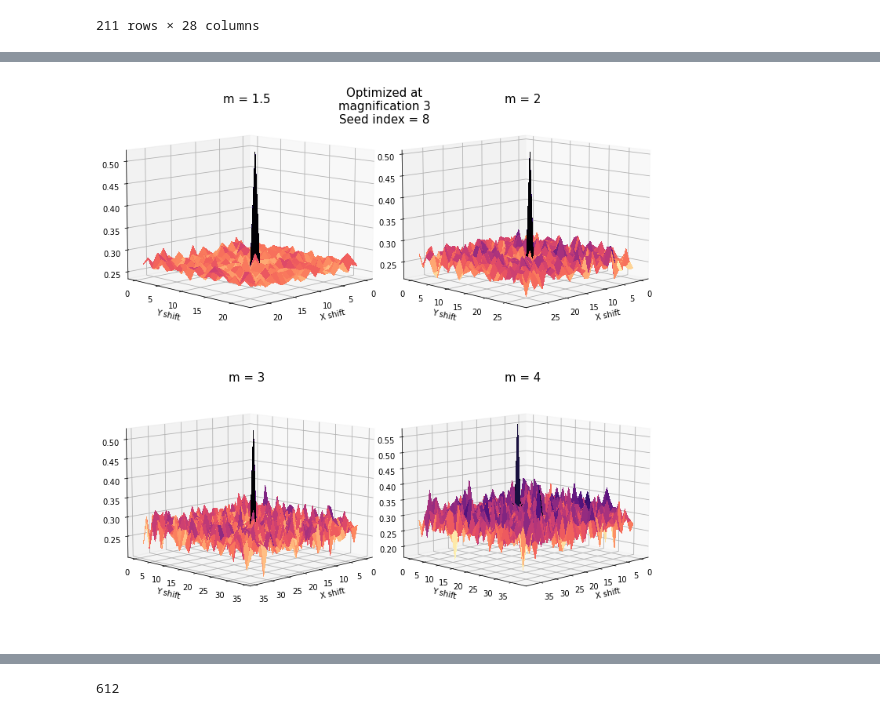
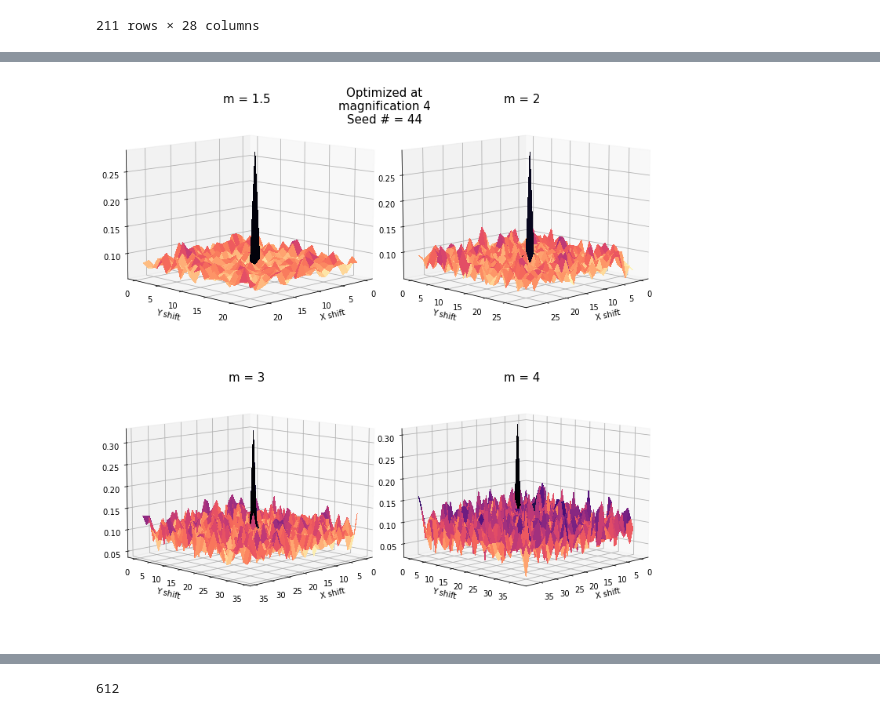
Before and after one commit to cllamb0/CCI2-Coded-Aperture, a Jupyter notebook: Metric-Calculator.ipynb, the cells around one changed output, grey strips where cells are left out. Drawn from its saved outputs; the diff is of its cells as text; code cells hidden in the pictures.

Commit message:
New plots

```diff
--- a/Metric-Calculator.ipynb
+++ b/Metric-Calculator.ipynb
@@ -6,15 +6,15 @@ from tqdm.notebook import tqdm
 ## Calculate Metrics
 # %%
 seed_metadata = pd.read_csv("Optimizations-Desktop/seed-metadata.csv")
+# %%
+data_dir = 'Optimizations-Desktop-Tetris/Optimizations-Tetris-300/'
+init_mask_file = 'Initial_mask.txt'
+final_mask_file = 'final_mask.txt'
+final_data_file = 'final_data.npy'
+
+metric_tester = OptimizerClass(initialize = False)
+metric_tester.plots_dir = 'Optimizations-Desktop/Plots/'
 # %%
-data_dir = 'Optimizations-Desktop/'
-init_mask_file = 'Initial_mask.txt'
-final_mask_file = 'final_mask.txt'
-final_data_file = 'final_data.npy'
-
-metric_tester = OptimizerClass(initialize = False)
-metric_tester.plots_dir = 'Optimizations-Desktop/Plots/'
-
 cc_initial, cc_final = [[], [], [], []], [[], [], [], []]
 sens_initial, sens_final = [[], [], [], []], [[], [], [], []]
 flat_initial, flat_final = [[], [], [], []], [[], [], [], []]
@@ -224,7 +213,9 @@ seed_metadata
 | 210 | 210 | 105 | 46 | 0.60 | 4 | 300 | 10 | ... |
 211 rows × 28 columns
 # %%
-i = 8 # 113
+seed_num = 44
+
+i = seed_num - 1 # 113
 i_mask_size = seed_metadata.iloc[[i]]['Mask Size'].item()
 i_open_frac = seed_metadata.iloc[[i]]['Open Fraction'].item()
 i_magnification = seed_metadata.iloc[[i]]['Magnification'].item()
@@ -232,10 +223,11 @@ i_seed_num = seed_metadata.iloc[[i]]['Seed #'].item()
 i_hole_size_lim = seed_metadata.iloc[[i]]['Hole Size Limit'].item()
 i_cross_corr_w = float(seed_metadata.iloc[[i]]['Cross-Corr Weight'].item())
 i_sens_w = float(seed_metadata.iloc[[i]]['Sensitivity Weight'].item())
+i_tetris_frac = float(seed_metadata.iloc[[i]]['Tetris Fraction'].item())
 
-seed_dir = "GD_ms_{}-of_{}-mag_{}-seed_{}-hl_{}-cw_{}-sw_{}/".format(
-    i_mask_size, int(str(i_open_frac).split('.')[1]),
-    i_magnification, i_seed_num, i_hole_size_lim, i_cross_corr_w, i_sens_w)
+seed_dir = "GD_ms_{}-of_{}-mag_{}-seed_{}-hl_{}-cw_{}-sw_{}-ft_{}/".format(
+        i_mask_size, int(str(i_open_frac).split('.')[1]),
+        i_magnification, i_seed_num, i_hole_size_lim, i_cross_corr_w, i_sens_w, i_tetris_frac)
 
 init_mask_fn = data_dir + seed_dir + init_mask_file
 final_mask_fn = data_dir + seed_dir + final_mask_file
@@ -292,33 +250,33 @@ axes = [mag1ax, mag2ax, mag3ax, mag4ax]
 plt.tight_layout(pad=1)
 
 for mag in range(1,5):
     if mag == 1:
         i_magnification = 1.5
     else:
         i_magnification = mag
     metric_tester.magnification = i_magnification
     metric_tester.remagnify()
 
     metric_tester.mask = np.loadtxt(final_mask_fn)
     test_mag = metric_tester.CalculateMetric(metric_tester.mask, return_F=True)
 #     print(metric_tester.corr_size)
     j = ((metric_tester.corr_size)*(metric_tester.corr_size//2))-1+(metric_tester.corr_size//2)
     if mag == 4:
         j = ((metric_tester.corr_size)*(8))-1+12
     X = np.arange(metric_tester.corr_size)
     Y = np.arange(metric_tester.corr_size)
     X, Y = np.meshgrid(X, Y)
     Z = test_mag[j].reshape(metric_tester.corr_size,metric_tester.corr_size)
     surf = axes[mag-1].plot_surface(X, Y, Z, cmap=cmap, linewidth=0, antialiased=False)
     axes[mag-1].view_init(elev=10, azim=45)
 
     axes[mag-1].set_title('m = {}'.format(i_magnification), fontsize=15, y=0.99)
 
     axes[mag-1].set_ylabel('Y shift', fontsize=10)
     axes[mag-1].set_xlabel('X shift', fontsize=10)
-fig.suptitle('Optimized at\nmagnification {}\nSeed index = {}'.format(
+fig.suptitle('Optimized at\nmagnification {}\nSeed # = {}'.format(
     seed_metadata.iloc[[i]]['Magnification'].item(),
-    seed_metadata.iloc[[i]]['Seed Index'].item()), fontsize=15)
+    seed_metadata.iloc[[i]]['Seed #'].item()), fontsize=15)
 plt.show()
 # %% [output]
-[figure, old version]
+[figure, new version]
```
Also changed, not shown: parts of 5 cells of this notebook.
